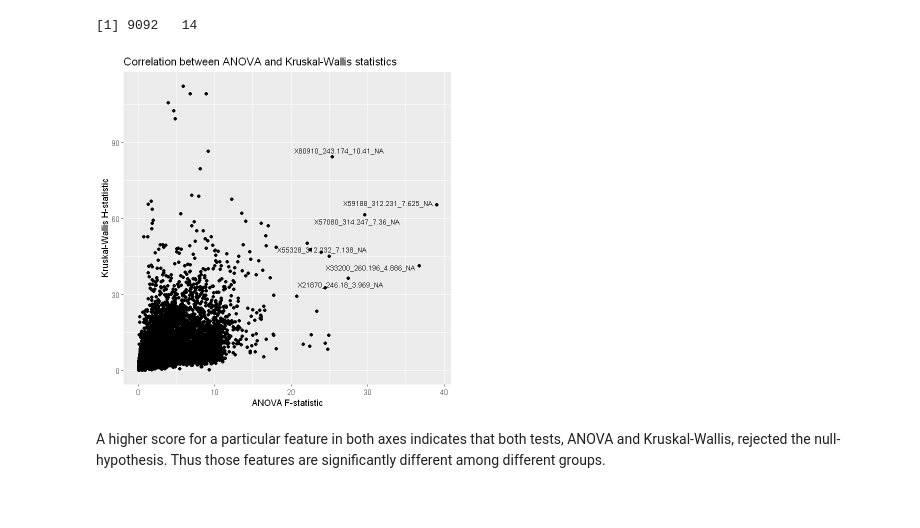
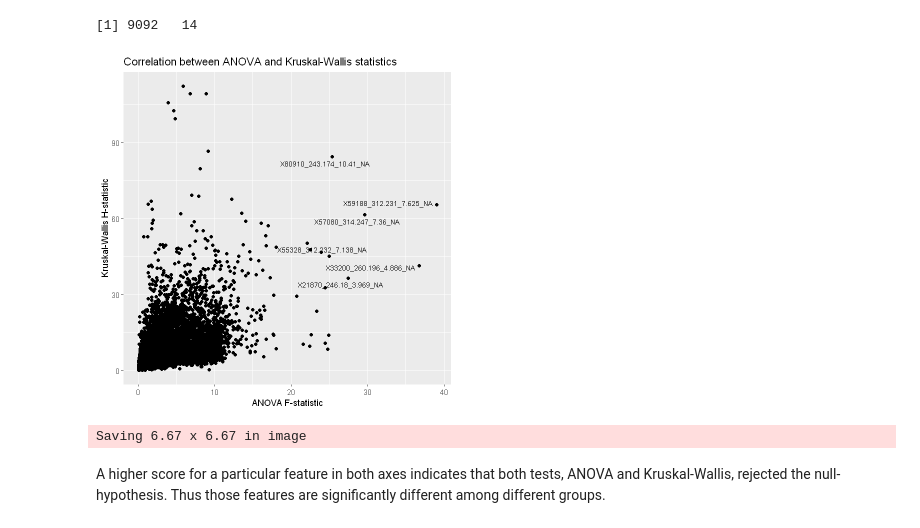
Before and after one commit to Functional-Metabolomics-Lab/FBMN-STATS, a Jupyter notebook: Stats_Untargeted_Metabolomics.ipynb, the cells around one changed output. Drawn from its saved outputs; the diff is of its cells as text; code cells hidden in the pictures.

```diff
--- a/Stats_Untargeted_Metabolomics.ipynb
+++ b/Stats_Untargeted_Metabolomics.ipynb
@@ -2224,12 +2274,18 @@ A data.frame: 3 × 14
 | 3 | X57080_314.247_7.36_NA | 6 | 90.64932 | 15.10822 | 29.58350 | 3.033785e-24 | 2.758317e-20 | Significant | 61.62328 | ... |
 [1] 9092   14
 # %%
-ggplot(AOV_KW,aes(x=statistic, y=KW_statistic)) +
+correlation_plot <- ggplot(AOV_KW,aes(x=statistic, y=KW_statistic)) +
     labs(x="ANOVA F-statistic", y="Kruskal-Wallis H-statistic", title="Correlation between ANOVA and Kruskal-Wallis statistics") +
     geom_point() +
     ggrepel::geom_text_repel(data=head(AOV_KW), aes(label=term), size=3, show.legend = F, max.overlaps = 100)
+
+correlation_plot
 # %% [output]
-[figure, old version]
+[figure, new version]
+# %%
+ggsave("correlation_ANOVA_kruskal-Wallis.svg",correlation_plot)
+# %% [output]
+Saving 6.67 x 6.67 in image
 # %% [markdown]
 A higher score for a particular feature in both axes indicates that both tests, ANOVA and Kruskal-Wallis, rejected the null-hypothesis. Thus those features are significantly different among different groups.
 # %%
```
Also changed, not shown: parts of 52 cells of this notebook, 33 other files.
